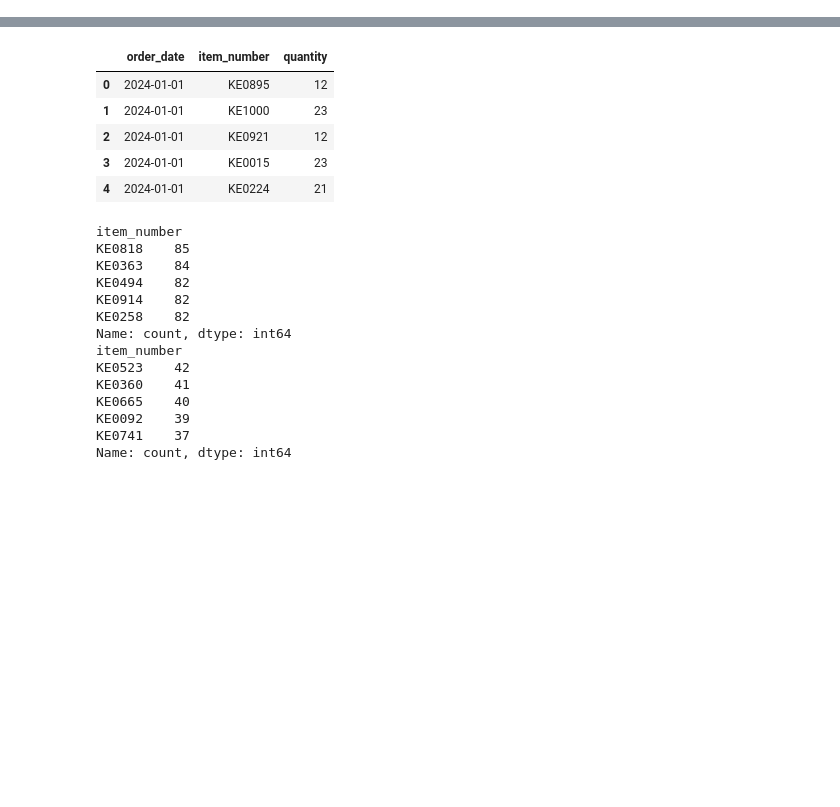
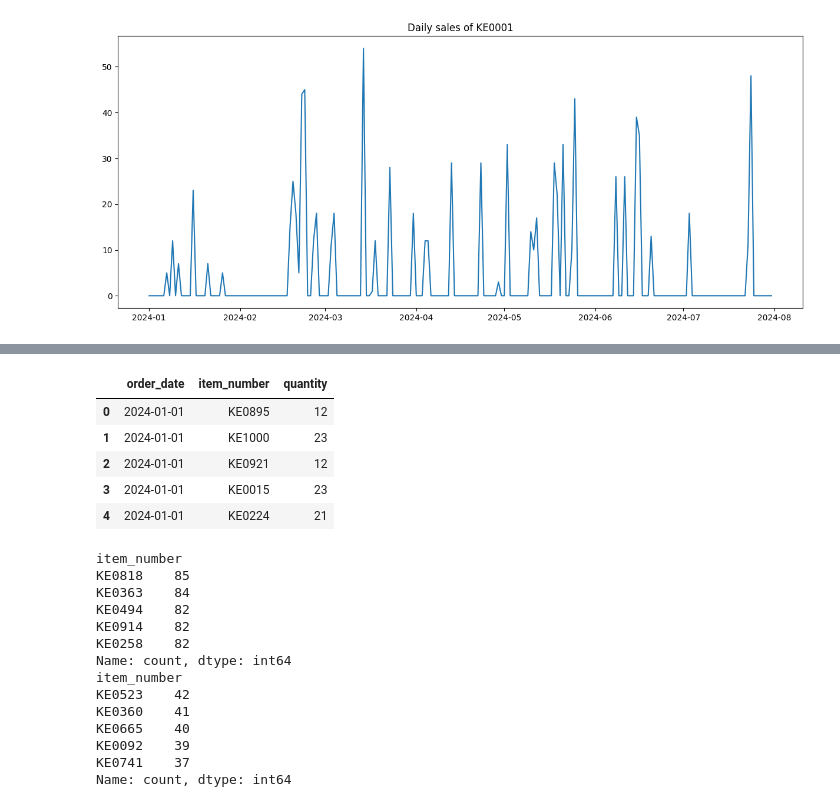
Before and after one commit to naveen-malla/Customer-Segmentation-and-SKU-Forecasting, a Jupyter notebook: sku_forecasting.ipynb, the cells around one changed output, grey strips where cells are left out. Cells and saved outputs as stored; diff of their text form; code cells hidden in the pictures; blank space fills up the shorter version.

```diff
--- a/sku_forecasting.ipynb
+++ b/sku_forecasting.ipynb
@@ -12,0 +96,8 @@ warnings.filterwarnings('ignore')
+# %%
+# plot the data
+plt.figure(figsize=(15, 6))
+plt.plot(df_ke0001['ds'], df_ke0001['y'])
+plt.title('Daily sales of KE0001')
+plt.show()
+# %% [output]
+[figure, added]
```
Also changed, not shown: parts of 36 cells of this notebook.
